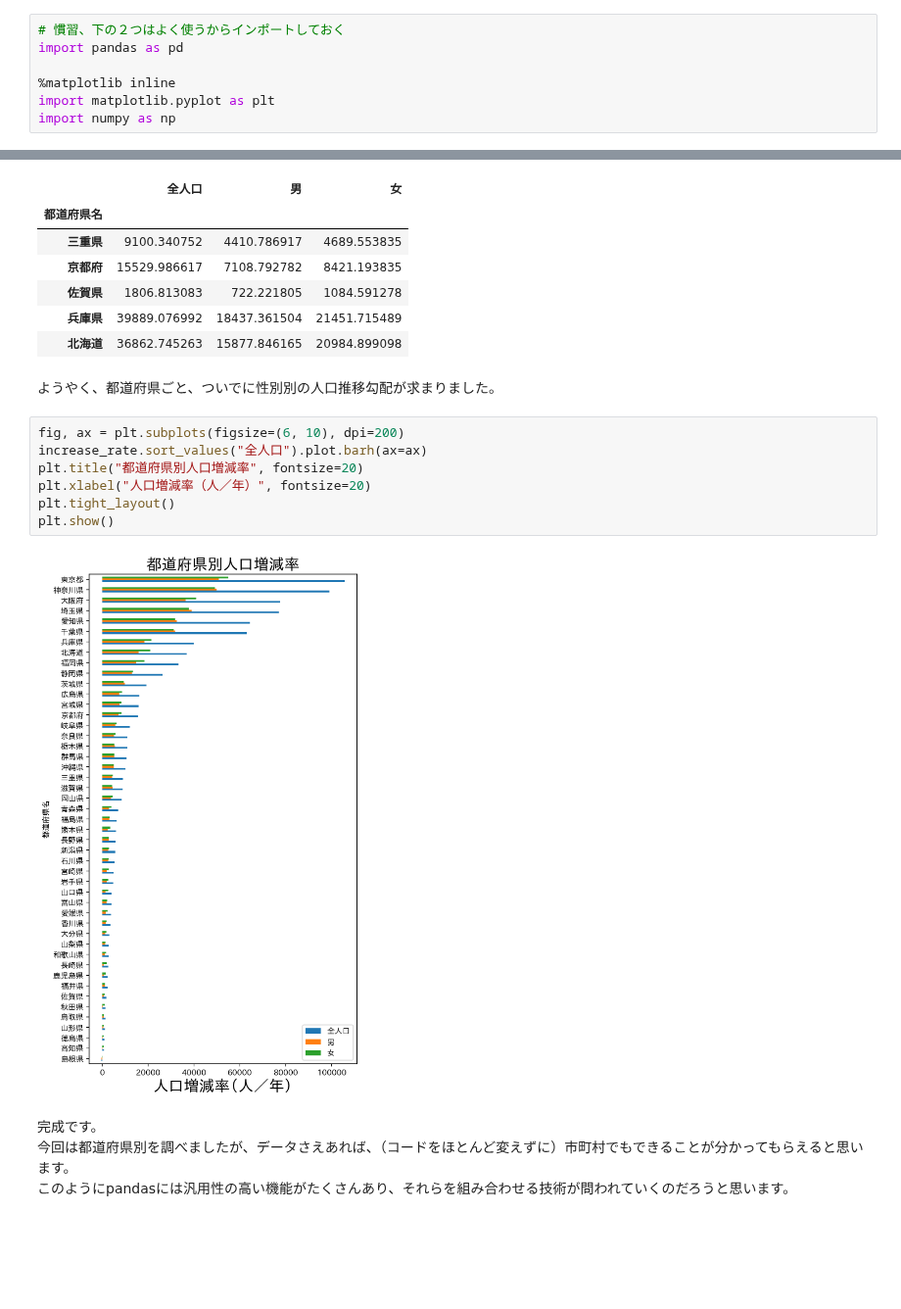
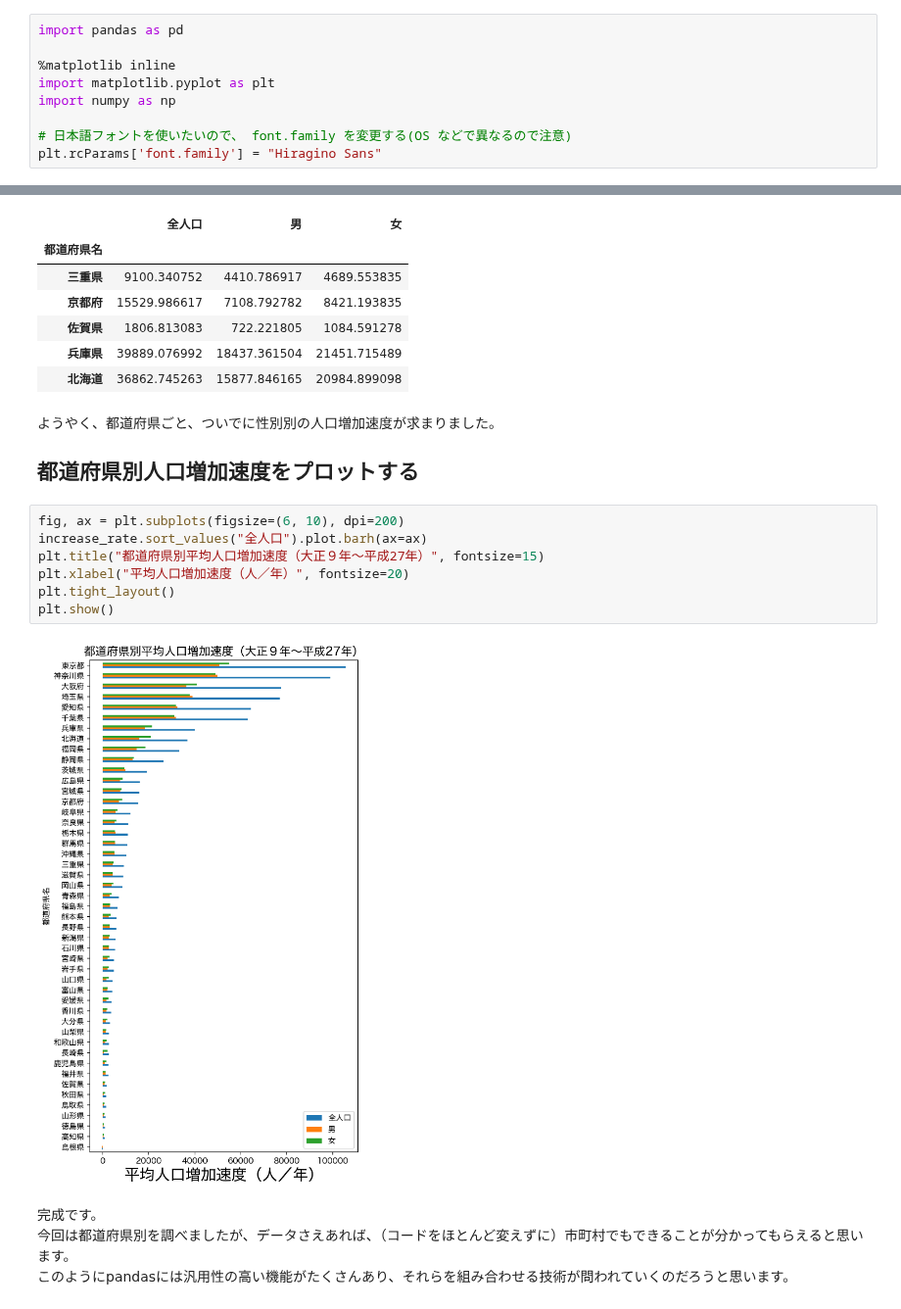
Before and after one commit to Kyoto-GeoPython/Kyoto-GeoPython, a Jupyter notebook: src/応用編/Pandas―データ分析（５）応用：都道府県別人口推移.ipynb, the cells around one changed output, grey strips where cells are left out. Shown at 98% size. Cells and saved outputs as stored; diff of their text form; blank space fills up the shorter version.

```diff
--- a/src/応用編/Pandas―データ分析（５）応用：都道府県別人口推移.ipynb
+++ b/src/応用編/Pandas―データ分析（５）応用：都道府県別人口推移.ipynb
@@ -10,7 +17,9 @@
 # %%
-# 慣習、下の２つはよく使うからインポートしておく
 import pandas as pd
 
 %matplotlib inline
 import matplotlib.pyplot as plt
 import numpy as np
+
+# 日本語フォントを使いたいので、 font.family を変更する(OS などで異なるので注意)
+plt.rcParams['font.family'] = "Hiragino Sans"
@@ -165,16 +182,18 @@ increase_rate.head()
 | 兵庫県 | 39889.076992 | 18437.361504 | 21451.715489 |
 | 北海道 | 36862.745263 | 15877.846165 | 20984.899098 |
 # %% [markdown]
-ようやく、都道府県ごと、ついでに性別別の人口推移勾配が求まりました。
+ようやく、都道府県ごと、ついでに性別別の人口増加速度が求まりました。
+
+## 都道府県別人口増加速度をプロットする
 # %%
 fig, ax = plt.subplots(figsize=(6, 10), dpi=200)
 increase_rate.sort_values("全人口").plot.barh(ax=ax)
-plt.title("都道府県別人口増減率", fontsize=20)
-plt.xlabel("人口増減率（人／年）", fontsize=20)
+plt.title("都道府県別平均人口増加速度（大正９年～平成27年）", fontsize=15)
+plt.xlabel("平均人口増加速度（人／年）", fontsize=20)
 plt.tight_layout()
 plt.show()
 # %% [output]
-[figure, old version]
+[figure, new version]
 # %% [markdown]
 完成です。
 今回は都道府県別を調べましたが、データさえあれば、（コードをほとんど変えずに）市町村でもできることが分かってもらえると思います。
```
Also changed, not shown: parts of 8 cells of this notebook, 16 other files.
